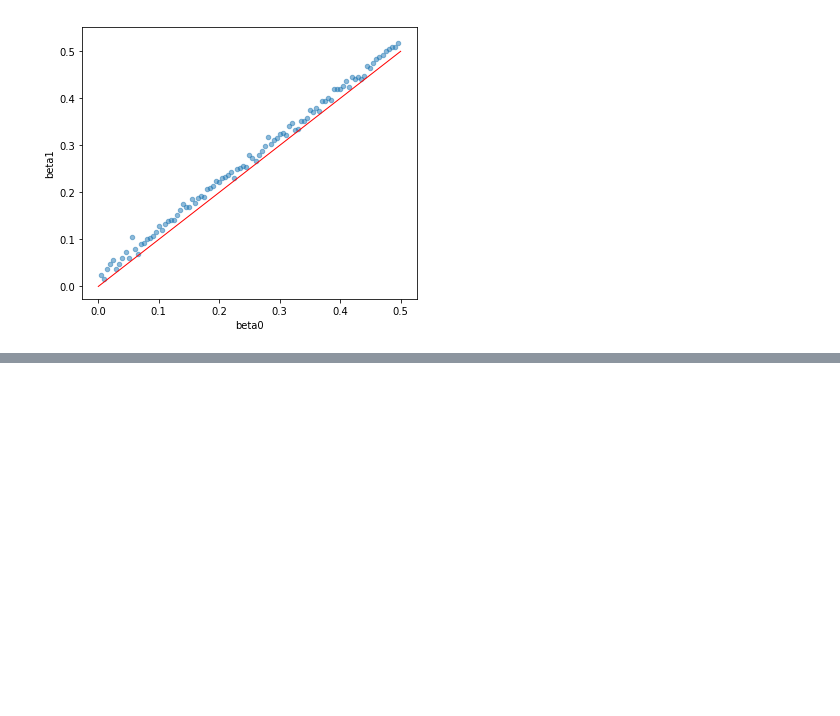
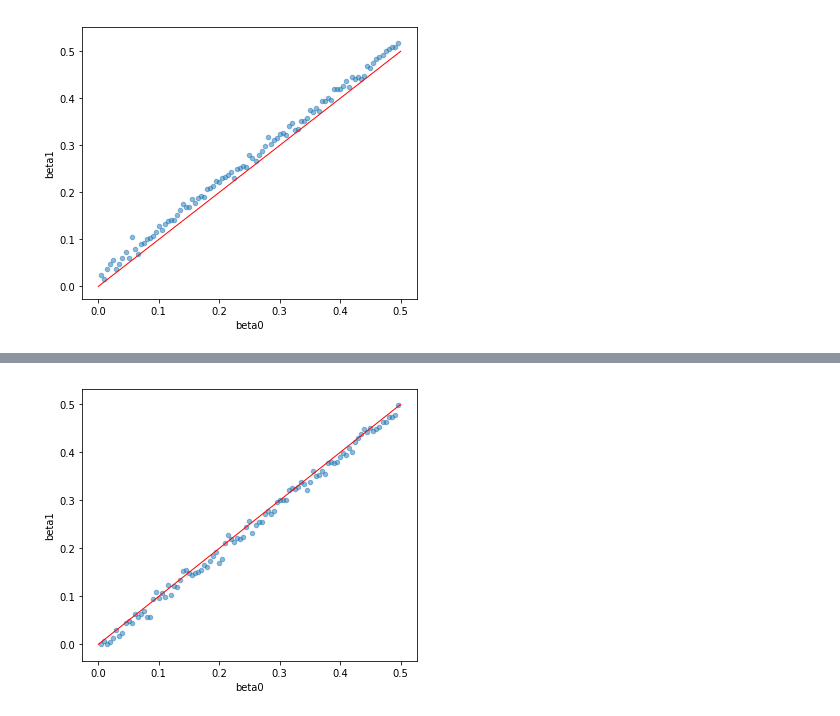
Before and after one commit to iamlemec/fastreg, a Jupyter notebook: benchmark.ipynb, the cells around one changed output, grey strips where cells are left out. Drawn from its saved outputs; the diff is of its cells as text; code cells hidden in the pictures; blank space fills up the shorter version.

```diff
--- a/benchmark.ipynb
+++ b/benchmark.ipynb
@@ -135,0 +147,13 @@ ax.plot(beta, beta, c='r', linewidth=1, zorder=1);
+# %%
+coeff = table['coeff'].filter(regex='id2').rename('beta1').rename_axis('id2').reset_index()
+coeff['id2'] = coeff['id2'].apply(lambda s: s[4:]).astype(np.int)
+coeff['beta0'] = 0.5*coeff['id2']/100
+coeff['beta1'] += table.loc['intercept', 'coeff']
+# %%
+bmax = 0.5*K2/100
+beta = np.linspace(0, bmax, 1000)
+fig, ax = plt.subplots(figsize=(6, 5))
+coeff.plot.scatter(x='beta0', y='beta1', ax=ax, alpha=0.5);
+ax.plot(beta, beta, c='r', linewidth=1, zorder=1);
+# %% [output]
+[figure, added]
```
Also changed, not shown: parts of 10 cells of this notebook, 1 other file.
